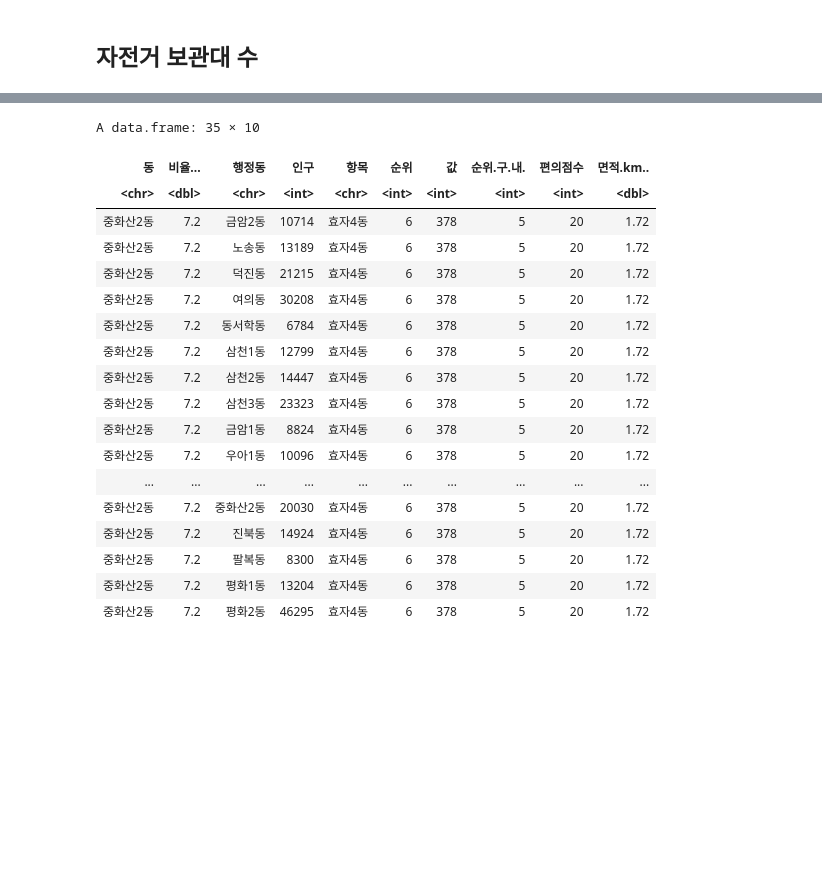
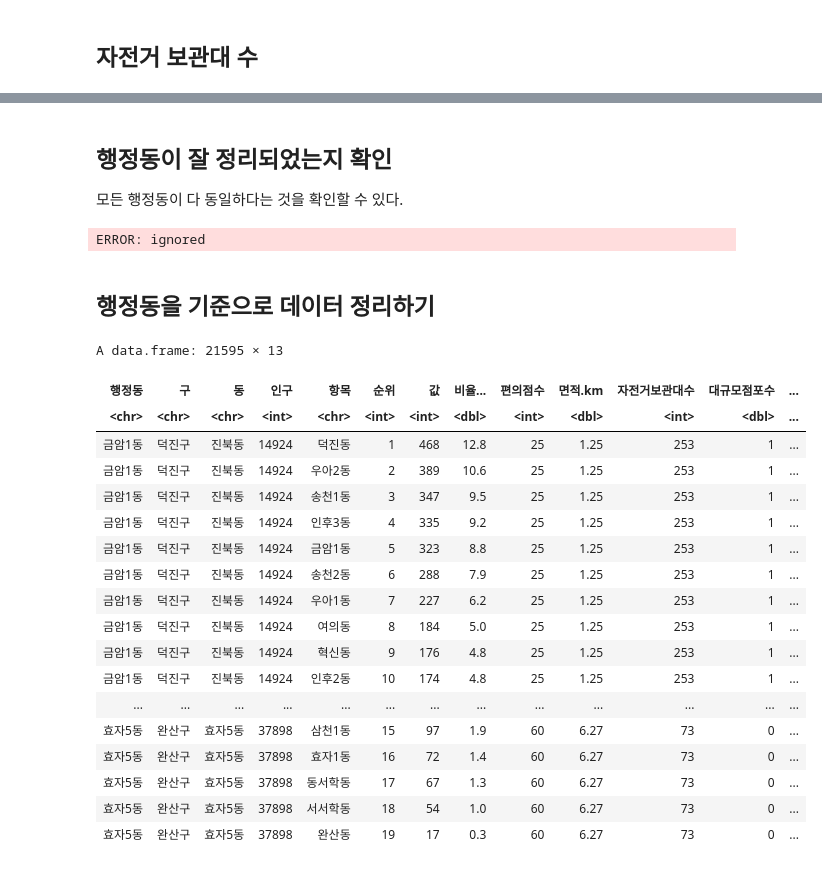
Before and after one commit to ycw0363/jeonju, a Jupyter notebook: 데이터 정리.ipynb, the cells around one changed output, grey strips where cells are left out. Cells and saved outputs as stored; diff of their text form; code cells hidden in the pictures; blank space fills up the shorter version.

```diff
--- a/데이터 정리.ipynb
+++ b/데이터 정리.ipynb
@@ -257,0 +694,4 @@ jj처럼 정리할 수 있음 (동별로 데이터 정리!)
+# %%
+univ <- univ[,c(1,3)]
+univ$count <- rep(1,nrow(univ))
+univ
@@ -257,0 +709,5 @@ jj처럼 정리할 수 있음 (동별로 데이터 정리!)
+# %%
+univ <- univ %>% group_by(행정동) %>% summarise(대학교수 = sum(count))
+univ <- as.data.frame(univ)
+univ <- arrange(univ, univ$행정동)
+univ
@@ -257,0 +738,5 @@ jj처럼 정리할 수 있음 (동별로 데이터 정리!)
+# %%
+add <- data.frame(행정동 = jjdong[jjdong %in% univ$행정동 == FALSE], 대학교수 = rep(0, length(jjdong[jjdong %in% univ$행정동 == FALSE])))
+univ <- rbind(univ, add)
+univ <- arrange(univ, univ$행정동)
+univ
@@ -257,0 +782,5 @@ jj처럼 정리할 수 있음 (동별로 데이터 정리!)
+# %%
+region <- region[,c(2,3)]
+names(region) <- c("행정동", "면적.km")
+region <- arrange(region, region$행정동)
+region
@@ -258,26 +842,42 @@ jj처럼 정리할 수 있음 (동별로 데이터 정리!)
+# %% [markdown]
+## 행정동이 잘 정리되었는지 확인
+
+모든 행정동이 다 동일하다는 것을 확인할 수 있다.
+# %%
+df <- data.frame(pop = pop$행정동, rest = rest$행정동, bicycle = bicycle$행정동,
+                 bigstore = bigstore$행정동, cvstore = cvstore$행정동, univ = univ$행정동, region = region$행정동)
+
+df
+# %% [output]
+ERROR: ignored
+# %% [markdown]
+## 행정동을 기준으로 데이터 정리하기
 # %%
 jj <- merge(pop, rest)
 jj <- merge(jj, cvstore)
 jj <- merge(jj, region)
-jj <- jj[,-1]
-jj #차례대로 동별 인구수, 음식점수, 편의점수, 면적
+jj <- merge(jj, bicycle)
+jj <- merge(jj, bigstore)
+jj <- merge(jj, univ)
+
+jj
 # %% [output]
-A data.frame: 35 × 10
+A data.frame: 21595 × 13
-| 동 | 비율... | 행정동 | 인구 | 항목 | 순위 | 값 | 순위.구.내. | 편의점수 | 면적.km.. |
-| <chr> | <dbl> | <chr> | <int> | <chr> | <int> | <int> | <int> | <int> | <dbl> |
-| 중화산2동 | 7.2 | 금암2동 | 10714 | 효자4동 | 6 | 378 | 5 | 20 | 1.72 |
-| 중화산2동 | 7.2 | 노송동 | 13189 | 효자4동 | 6 | 378 | 5 | 20 | 1.72 |
-| 중화산2동 | 7.2 | 덕진동 | 21215 | 효자4동 | 6 | 378 | 5 | 20 | 1.72 |
-| 중화산2동 | 7.2 | 여의동 | 30208 | 효자4동 | 6 | 378 | 5 | 20 | 1.72 |
-| 중화산2동 | 7.2 | 동서학동 | 6784 | 효자4동 | 6 | 378 | 5 | 20 | 1.72 |
-| 중화산2동 | 7.2 | 삼천1동 | 12799 | 효자4동 | 6 | 378 | 5 | 20 | 1.72 |
-| 중화산2동 | 7.2 | 삼천2동 | 14447 | 효자4동 | 6 | 378 | 5 | 20 | 1.72 |
-| 중화산2동 | 7.2 | 삼천3동 | 23323 | 효자4동 | 6 | 378 | 5 | 20 | 1.72 |
-| 중화산2동 | 7.2 | 금암1동 | 8824 | 효자4동 | 6 | 378 | 5 | 20 | 1.72 |
-| 중화산2동 | 7.2 | 우아1동 | 10096 | 효자4동 | 6 | 378 | 5 | 20 | 1.72 |
-| ... | ... | ... | ... | ... | ... | ... | ... | ... | ... |
-| 중화산2동 | 7.2 | 중화산2동 | 20030 | 효자4동 | 6 | 378 | 5 | 20 | 1.72 |
-| 중화산2동 | 7.2 | 진북동 | 14924 | 효자4동 | 6 | 378 | 5 | 20 | 1.72 |
-| 중화산2동 | 7.2 | 팔복동 | 8300 | 효자4동 | 6 | 378 | 5 | 20 | 1.72 |
-| 중화산2동 | 7.2 | 평화1동 | 13204 | 효자4동 | 6 | 378 | 5 | 20 | 1.72 |
-| 중화산2동 | 7.2 | 평화2동 | 46295 | 효자4동 | 6 | 378 | 5 | 20 | 1.72 |
+| 행정동 | 구 | 동 | 인구 | 항목 | 순위 | 값 | 비율... | 편의점수 | 면적.km | 자전거보관대수 | 대규모점포수 | ... |
+| <chr> | <chr> | <chr> | <int> | <chr> | <int> | <int> | <dbl> | <int> | <dbl> | <int> | <dbl> | ... |
+| 금암1동 | 덕진구 | 진북동 | 14924 | 덕진동 | 1 | 468 | 12.8 | 25 | 1.25 | 253 | 1 | ... |
+| 금암1동 | 덕진구 | 진북동 | 14924 | 우아2동 | 2 | 389 | 10.6 | 25 | 1.25 | 253 | 1 | ... |
+| 금암1동 | 덕진구 | 진북동 | 14924 | 송천1동 | 3 | 347 | 9.5 | 25 | 1.25 | 253 | 1 | ... |
+| 금암1동 | 덕진구 | 진북동 | 14924 | 인후3동 | 4 | 335 | 9.2 | 25 | 1.25 | 253 | 1 | ... |
+| 금암1동 | 덕진구 | 진북동 | 14924 | 금암1동 | 5 | 323 | 8.8 | 25 | 1.25 | 253 | 1 | ... |
+| 금암1동 | 덕진구 | 진북동 | 14924 | 송천2동 | 6 | 288 | 7.9 | 25 | 1.25 | 253 | 1 | ... |
+| 금암1동 | 덕진구 | 진북동 | 14924 | 우아1동 | 7 | 227 | 6.2 | 25 | 1.25 | 253 | 1 | ... |
+| 금암1동 | 덕진구 | 진북동 | 14924 | 여의동 | 8 | 184 | 5.0 | 25 | 1.25 | 253 | 1 | ... |
+| 금암1동 | 덕진구 | 진북동 | 14924 | 혁신동 | 9 | 176 | 4.8 | 25 | 1.25 | 253 | 1 | ... |
+| 금암1동 | 덕진구 | 진북동 | 14924 | 인후2동 | 10 | 174 | 4.8 | 25 | 1.25 | 253 | 1 | ... |
+| ... | ... | ... | ... | ... | ... | ... | ... | ... | ... | ... | ... | ... |
+| 효자5동 | 완산구 | 효자5동 | 37898 | 삼천1동 | 15 | 97 | 1.9 | 60 | 6.27 | 73 | 0 | ... |
+| 효자5동 | 완산구 | 효자5동 | 37898 | 효자1동 | 16 | 72 | 1.4 | 60 | 6.27 | 73 | 0 | ... |
+| 효자5동 | 완산구 | 효자5동 | 37898 | 동서학동 | 17 | 67 | 1.3 | 60 | 6.27 | 73 | 0 | ... |
+| 효자5동 | 완산구 | 효자5동 | 37898 | 서서학동 | 18 | 54 | 1.0 | 60 | 6.27 | 73 | 0 | ... |
+| 효자5동 | 완산구 | 효자5동 | 37898 | 완산동 | 19 | 17 | 0.3 | 60 | 6.27 | 73 | 0 | ... |
```
Also changed, not shown: parts of 63 cells of this notebook.
